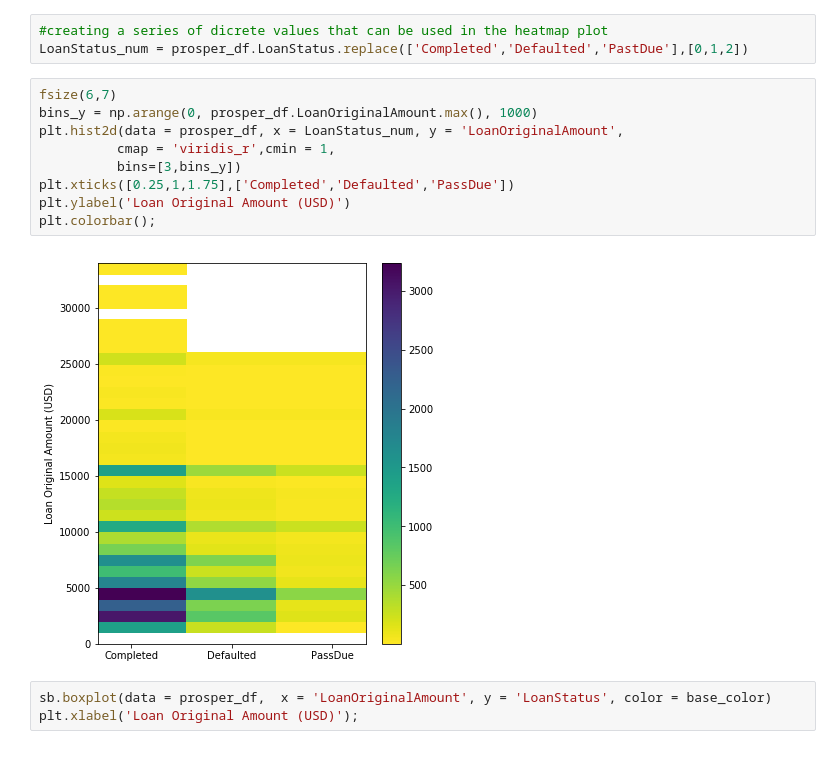
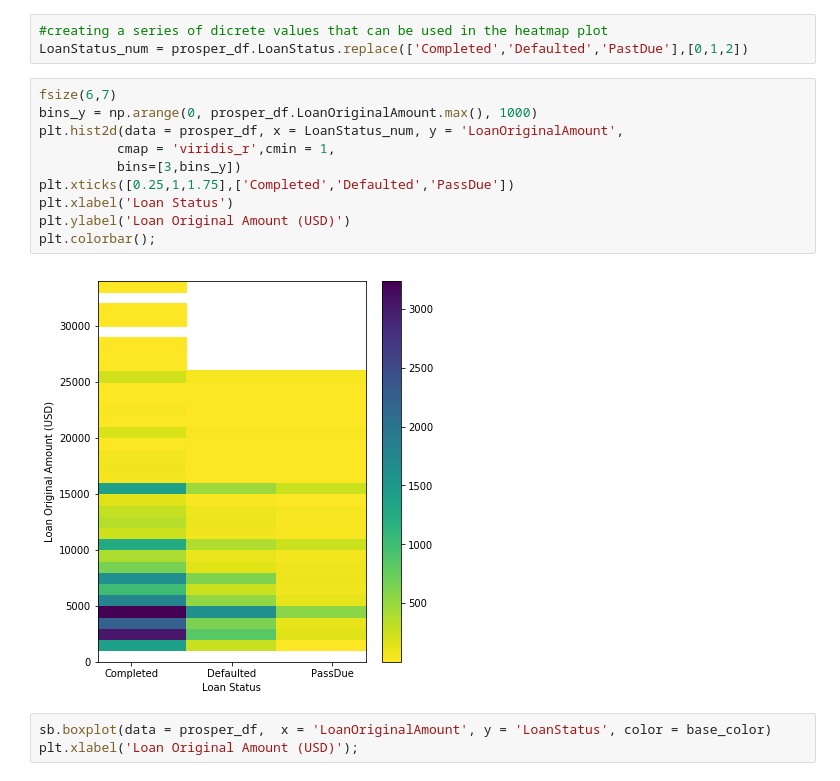
Before and after one commit to yaman-jaghbeer/Communicate-Data-Finding, a Jupyter notebook: exploration.ipynb, the cells around one changed output. Cells and saved outputs as stored; diff of their text form.

Commit message:
style: add lables for x- and y-axis for all plots

```diff
--- a/exploration.ipynb
+++ b/exploration.ipynb
@@ -619,14 +625,15 @@ LoanStatus_num = prosper_df.LoanStatus.replace(['Completed','Defaulted','PastDue
 # %%
 fsize(6,7)
 bins_y = np.arange(0, prosper_df.LoanOriginalAmount.max(), 1000)
 plt.hist2d(data = prosper_df, x = LoanStatus_num, y = 'LoanOriginalAmount',
           cmap = 'viridis_r',cmin = 1,
           bins=[3,bins_y])
 plt.xticks([0.25,1,1.75],['Completed','Defaulted','PassDue'])
+plt.xlabel('Loan Status')
 plt.ylabel('Loan Original Amount (USD)')
 plt.colorbar();
 # %% [output]
-[figure, old version]
+[figure, new version]
 # %%
 sb.boxplot(data = prosper_df,  x = 'LoanOriginalAmount', y = 'LoanStatus', color = base_color)
 plt.xlabel('Loan Original Amount (USD)');
```
Also changed, not shown: parts of 10 cells of this notebook, 2 other files.
